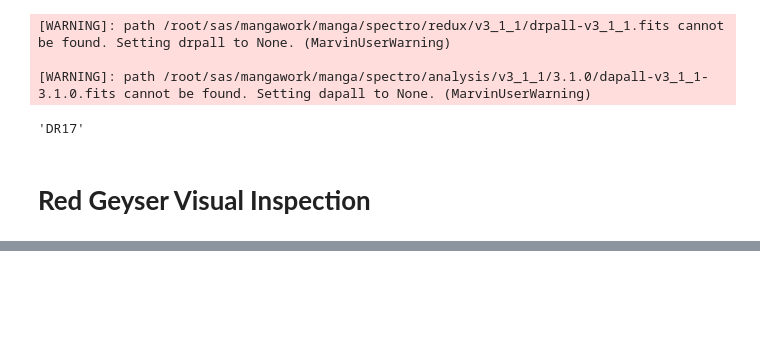
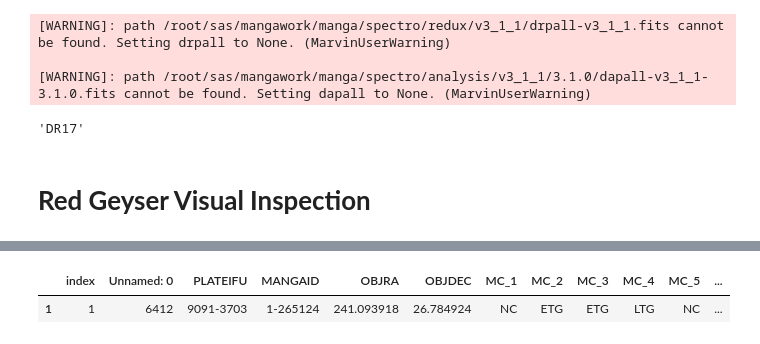
Before and after one commit to rahule-1999/DDA-python, a Jupyter notebook: Week_4/Group_Activity.ipynb, the cells around one changed output, grey strips where cells are left out. Cells and saved outputs as stored; diff of their text form; code cells hidden in the pictures; blank space fills up the shorter version.

```diff
--- a/Week_4/Group_Activity.ipynb
+++ b/Week_4/Group_Activity.ipynb
@@ -102,6 +81,7 @@ from IPython.display import display, clear_output
 # **Red Geyser Visual Inspection**
 # %%
 df = pd.read_csv('/content/DDA/Week_4/Sample_3.csv') #  Your sample
+df = df.reset_index()
 # %%
 print(df)
 # %% [output]
@@ -204,0 +195,5 @@ output
+# %%
+df_n
+# %% [output]
+|  | index | Unnamed: 0 | PLATEIFU | MANGAID | OBJRA | OBJDEC | MC_1 | MC_2 | MC_3 | MC_4 | MC_5 | ... |
+| 1 | 1 | 6412 | 9091-3703 | 1-265124 | 241.093918 | 26.784924 | NC | ETG | ETG | LTG | NC | ... |
```
Also changed, not shown: parts of 7 cells of this notebook.
